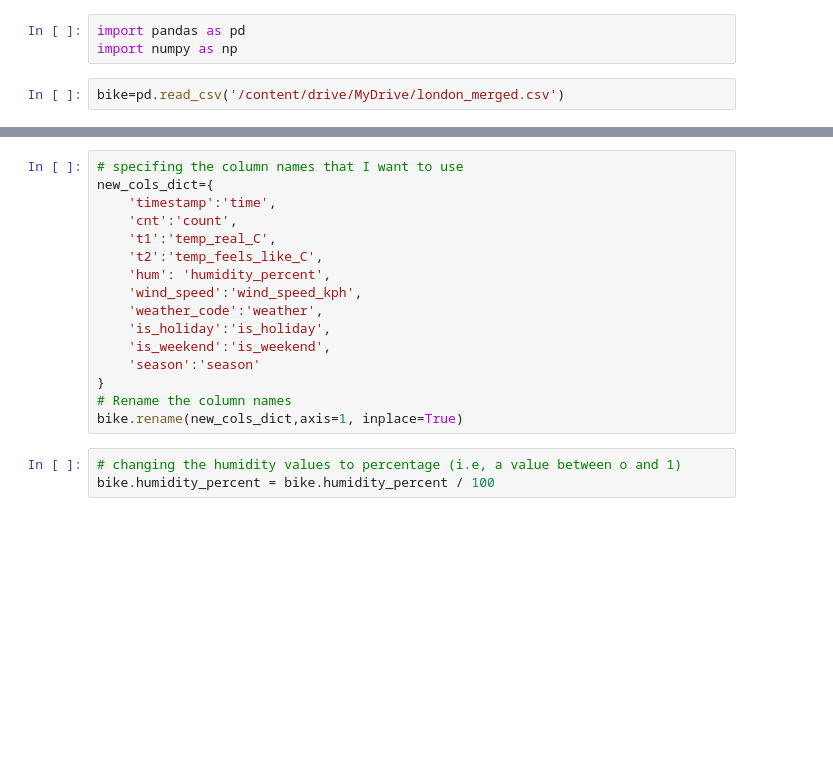
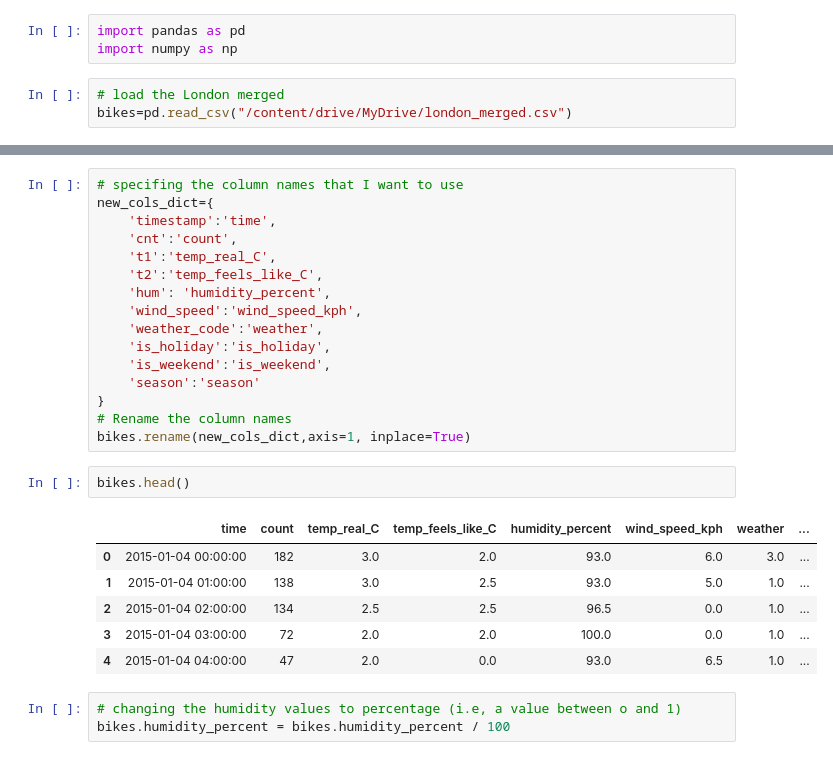
Before and after one commit to DillliBabu/My_Project, a Jupyter notebook: chapter_appendix-tools-for-deep-learning/jupyter.ipynb, the cells around one changed output, grey strips where cells are left out. Cells and saved outputs as stored; diff of their text form; blank space fills up the shorter version.

```diff
--- a/chapter_appendix-tools-for-deep-learning/jupyter.ipynb
+++ b/chapter_appendix-tools-for-deep-learning/jupyter.ipynb
@@ -2,4 +9,5 @@
 import pandas as pd
 import numpy as np
 # %%
-bike=pd.read_csv('/content/drive/MyDrive/london_merged.csv')
+# load the London merged
+bikes=pd.read_csv("/content/drive/MyDrive/london_merged.csv")
@@ -61,8 +65,17 @@ new_cols_dict={
     'season':'season'
 }
 # Rename the column names
-bike.rename(new_cols_dict,axis=1, inplace=True)
+bikes.rename(new_cols_dict,axis=1, inplace=True)
+# %%
+bikes.head()
+# %% [output]
+|  | time | count | temp_real_C | temp_feels_like_C | humidity_percent | wind_speed_kph | weather | ... |
+| 0 | 2015-01-04 00:00:00 | 182 | 3.0 | 2.0 | 93.0 | 6.0 | 3.0 | ... |
+| 1 | 2015-01-04 01:00:00 | 138 | 3.0 | 2.5 | 93.0 | 5.0 | 1.0 | ... |
+| 2 | 2015-01-04 02:00:00 | 134 | 2.5 | 2.5 | 96.5 | 0.0 | 1.0 | ... |
+| 3 | 2015-01-04 03:00:00 | 72 | 2.0 | 2.0 | 100.0 | 0.0 | 1.0 | ... |
+| 4 | 2015-01-04 04:00:00 | 47 | 2.0 | 0.0 | 93.0 | 6.5 | 1.0 | ... |
 # %%
 # changing the humidity values to percentage (i.e, a value between o and 1)
-bike.humidity_percent = bike.humidity_percent / 100
+bikes.humidity_percent = bikes.humidity_percent / 100
 # %%
```
Also changed, not shown: parts of 11 cells of this notebook.
